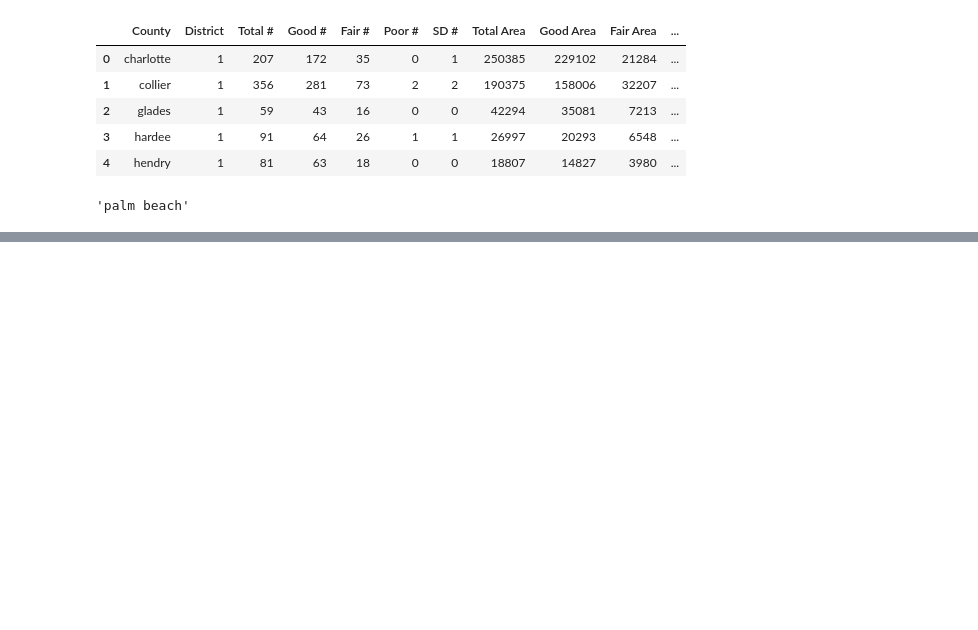
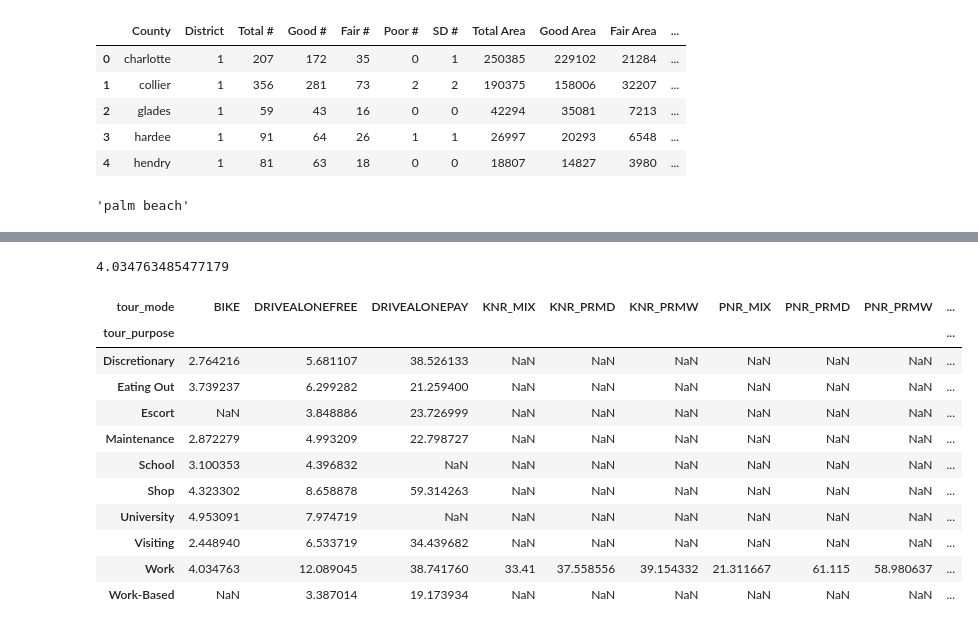
Before and after one commit to YenChuWu/transportation_exercise, a Jupyter notebook: FDOT.ipynb, the cells around one changed output, grey strips where cells are left out. Saved outputs shown, nothing was run; the diff lists cells and outputs as text; code cells hidden in the pictures; blank space fills up the shorter version.

```diff
--- a/FDOT.ipynb
+++ b/FDOT.ipynb
@@ -77,0 +124,23 @@ bridges_new.loc[bridges_new['SD_fraction'].idxmax(),'County']
+# %%
+# Q1.Within the Jupiter study area, what is the average distance for bike tours to work? (Hint: It is 4.03 miles)
+tour_p1=tour.pivot_table(
+    index='tour_purpose',
+    columns='tour_mode',
+    values='tour_distance'
+)
+print(tour_p1.loc['Work','BIKE'])
+tour_p1
+# %% [output]
+4.034763485477179
+| tour_mode | BIKE | DRIVEALONEFREE | DRIVEALONEPAY | KNR_MIX | KNR_PRMD | KNR_PRMW | PNR_MIX | PNR_PRMD | PNR_PRMW | ... |
+| tour_purpose |  |  |  |  |  |  |  |  |  | ... |
+| Discretionary | 2.764216 | 5.681107 | 38.526133 | NaN | NaN | NaN | NaN | NaN | NaN | ... |
+| Eating Out | 3.739237 | 6.299282 | 21.259400 | NaN | NaN | NaN | NaN | NaN | NaN | ... |
+| Escort | NaN | 3.848886 | 23.726999 | NaN | NaN | NaN | NaN | NaN | NaN | ... |
+| Maintenance | 2.872279 | 4.993209 | 22.798727 | NaN | NaN | NaN | NaN | NaN | NaN | ... |
+| School | 3.100353 | 4.396832 | NaN | NaN | NaN | NaN | NaN | NaN | NaN | ... |
+| Shop | 4.323302 | 8.658878 | 59.314263 | NaN | NaN | NaN | NaN | NaN | NaN | ... |
+| University | 4.953091 | 7.974719 | NaN | NaN | NaN | NaN | NaN | NaN | NaN | ... |
+| Visiting | 2.448940 | 6.533719 | 34.439682 | NaN | NaN | NaN | NaN | NaN | NaN | ... |
+| Work | 4.034763 | 12.089045 | 38.741760 | 33.41 | 37.558556 | 39.154332 | 21.311667 | 61.115 | 58.980637 | ... |
+| Work-Based | NaN | 3.387014 | 19.173934 | NaN | NaN | NaN | NaN | NaN | NaN | ... |
```
Also changed, not shown: parts of 7 cells of this notebook.
